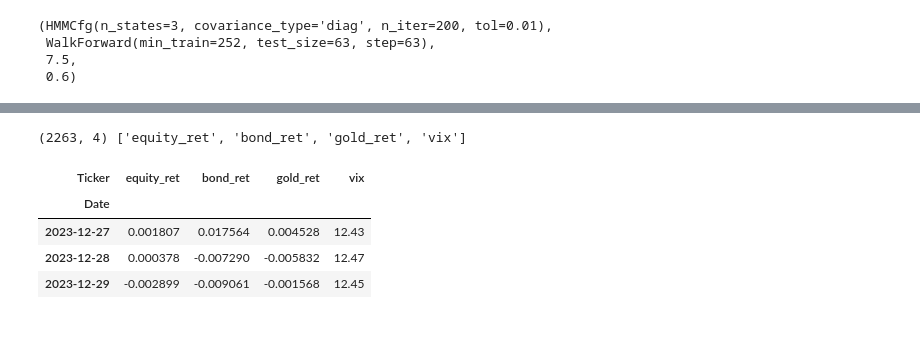
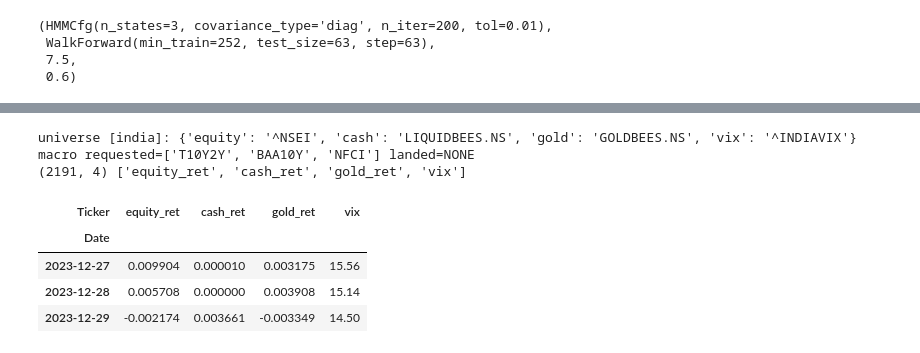
Before and after one commit to DogInfantry/Signals-Before-Storms, a Jupyter notebook: notebooks/driver.ipynb, the cells around one changed output, grey strips where cells are left out. Saved outputs shown, nothing was run; the diff lists cells and outputs as text; code cells hidden in the pictures.

```diff
--- a/notebooks/driver.ipynb
+++ b/notebooks/driver.ipynb
@@ -16,20 +24,40 @@ import warnings
 
 import numpy as np
 import pandas as pd
+from sklearn.preprocessing import StandardScaler
 
-from regime_shift.backtest import run_backtest
-from regime_shift.benchmarks import equal_weight, sixty_forty, vol_rule_regimes
+from regime_shift.backtest import asset_cols, run_backtest
+from regime_shift.benchmarks import equal_weight, sixty_forty, sixty_forty_target, vol_rule_regimes
 from regime_shift.config import load_config
 from regime_shift.data import build_master
 from regime_shift.features import build_features
-from regime_shift.metrics import bootstrap_ci, deflated_sharpe, optimal_block_length, summary
-from regime_shift.plots import equity_drawdown, regime_overlay, transition_heatmap
+from regime_shift.metrics import (
+    bootstrap_ci,
+    deflated_sharpe,
+    label_profile,
+    optimal_block_length,
+    sharpe,
+    summary,
+)
+from regime_shift.plots import (
+    bic_curve,
+    equity_drawdown,
+    feature_sanity,
+    gross_vs_net,
+    label_profile_bars,
+    regime_overlay,
+    return_panel,
+    sharpe_forest,
+    transition_heatmap,
+    weight_stack,
+)
 from regime_shift.regime import RegimeModel, bic_sweep, dwell_times
 from regime_shift.walkforward import run_walk_forward
 
 warnings.filterwarnings("ignore")  # hmmlearn is noisy against numpy 2.5
 pd.set_option("display.width", 200)
 
+MARKET = "india"          # the graded universe; "us" is run as a robustness check at the end
 cfg = load_config()
 cfg.hmm, cfg.walkforward, cfg.costs_bps, cfg.weight_cap
 # %% [output]
@@ -49,11 +81,18 @@ Asset columns are **log** returns.
 # %%
-master = build_master(cfg.universes["us"], cfg.dates["start"], cfg.dates["end"])
+print(f"universe [{MARKET}]:", {k: v for k, v in cfg.universes[MARKET].items() if v})
+master = build_master(
+    cfg.universes[MARKET], cfg.dates["start"], cfg.dates["end"], cfg.macro_fred_series
+)
+landed = [s for s in cfg.macro_fred_series if s in master.columns]
+print(f"macro requested={cfg.macro_fred_series} landed={landed or 'NONE'}")
 print(master.shape, list(master.columns))
 master.tail(3)
 # %% [output]
-(2263, 4) ['equity_ret', 'bond_ret', 'gold_ret', 'vix']
+universe [india]: {'equity': '^NSEI', 'cash': 'LIQUIDBEES.NS', 'gold': 'GOLDBEES.NS', 'vix': '^INDIAVIX'}
+macro requested=['T10Y2Y', 'BAA10Y', 'NFCI'] landed=NONE
+(2191, 4) ['equity_ret', 'cash_ret', 'gold_ret', 'vix']
-| Ticker | equity_ret | bond_ret | gold_ret | vix |
+| Ticker | equity_ret | cash_ret | gold_ret | vix |
 | Date |  |  |  |  |
-| 2023-12-27 | 0.001807 | 0.017564 | 0.004528 | 12.43 |
-| 2023-12-28 | 0.000378 | -0.007290 | -0.005832 | 12.47 |
-| 2023-12-29 | -0.002899 | -0.009061 | -0.001568 | 12.45 |
+| 2023-12-27 | 0.009904 | 0.000010 | 0.003175 | 15.56 |
+| 2023-12-28 | 0.005708 | 0.000000 | 0.003908 | 15.14 |
+| 2023-12-29 | -0.002174 | 0.003661 | -0.003349 | 14.50 |
```
Also changed, not shown: parts of 59 cells of this notebook, 9 other files.
